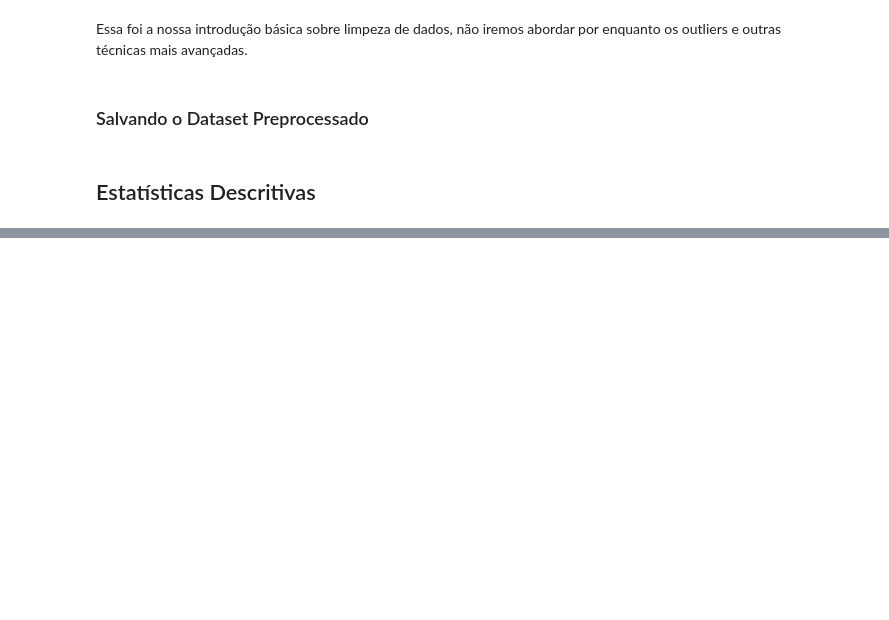
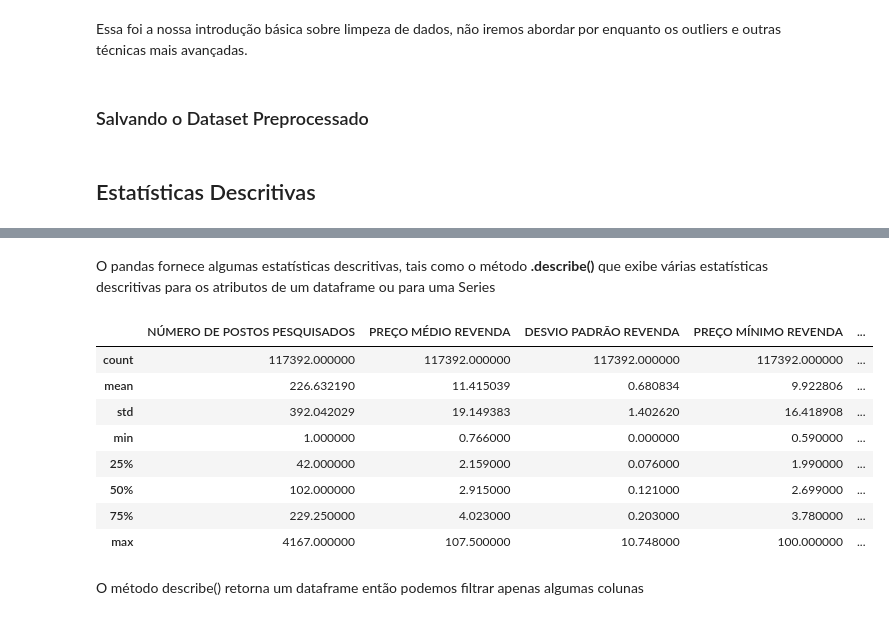
Before and after one commit to adalbertobrant/lipai, a Jupyter notebook: atividades/estudo-python/src/09-pandas/manipulacao_dados_pandas.ipynb, the cells around one changed output, grey strips where cells are left out. Cells and saved outputs as stored; diff of their text form; code cells hidden in the pictures; blank space fills up the shorter version.

Commit message:
aula 21- estatística descritiva

```diff
--- a/atividades/estudo-python/src/09-pandas/manipulacao_dados_pandas.ipynb
+++ b/atividades/estudo-python/src/09-pandas/manipulacao_dados_pandas.ipynb
@@ -1858,0 +1877,16 @@ data_pre.to_csv('./datasets/GasPriceBrazil-2004-2021_preprocessado_final.csv')
+# %% [markdown]
+O pandas fornece algumas estatísticas descritivas, tais como o método **.describe()** que exibe várias estatísticas descritivas para os atributos de um dataframe ou para uma Series
+# %%
+data_final.describe()
+# %% [output]
+|  | NÚMERO DE POSTOS PESQUISADOS | PREÇO MÉDIO REVENDA | DESVIO PADRÃO REVENDA | PREÇO MÍNIMO REVENDA | ... |
+| count | 117392.000000 | 117392.000000 | 117392.000000 | 117392.000000 | ... |
+| mean | 226.632190 | 11.415039 | 0.680834 | 9.922806 | ... |
+| std | 392.042029 | 19.149383 | 1.402620 | 16.418908 | ... |
+| min | 1.000000 | 0.766000 | 0.000000 | 0.590000 | ... |
+| 25% | 42.000000 | 2.159000 | 0.076000 | 1.990000 | ... |
+| 50% | 102.000000 | 2.915000 | 0.121000 | 2.699000 | ... |
+| 75% | 229.250000 | 4.023000 | 0.203000 | 3.780000 | ... |
+| max | 4167.000000 | 107.500000 | 10.748000 | 100.000000 | ... |
+# %% [markdown]
+O método describe() retorna um dataframe então podemos filtrar apenas algumas colunas
```
Also changed, not shown: parts of 31 cells of this notebook, 1 other file.
